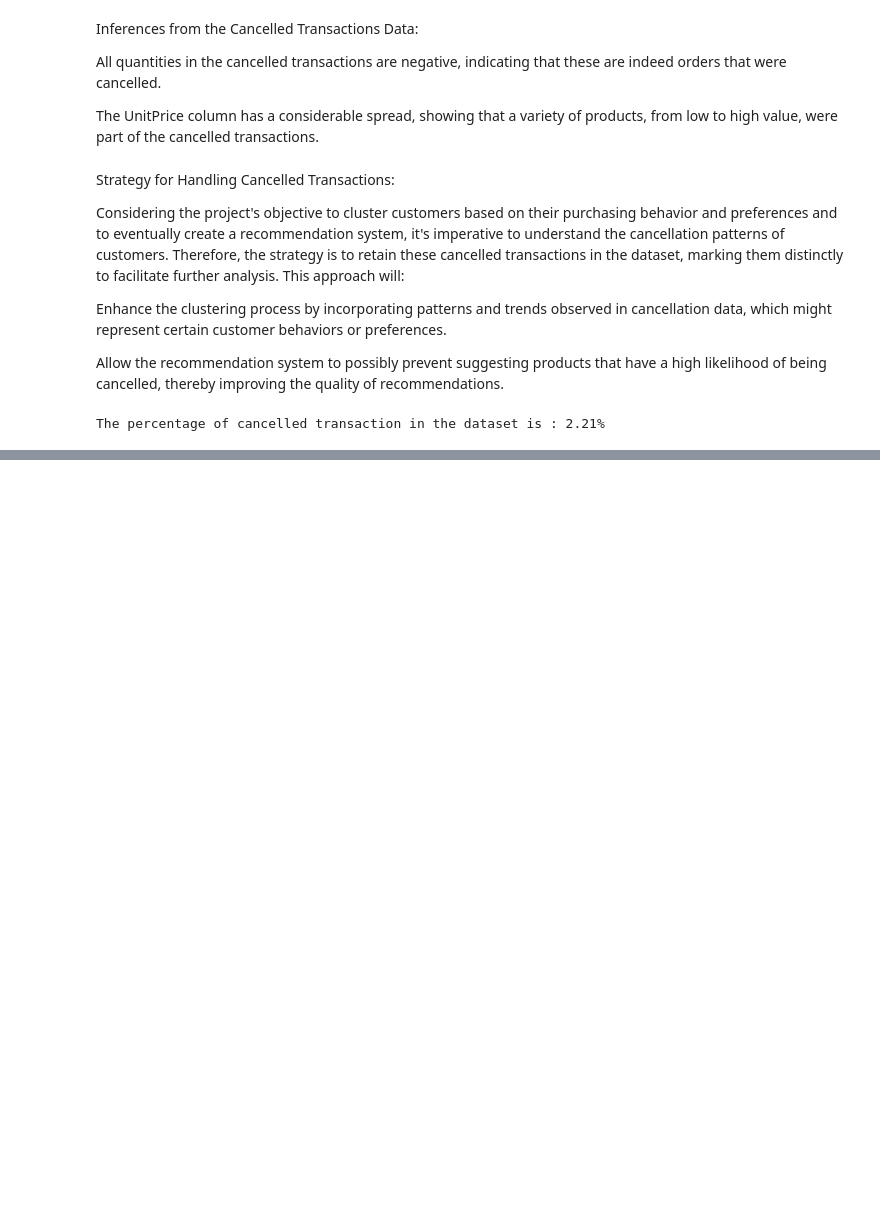
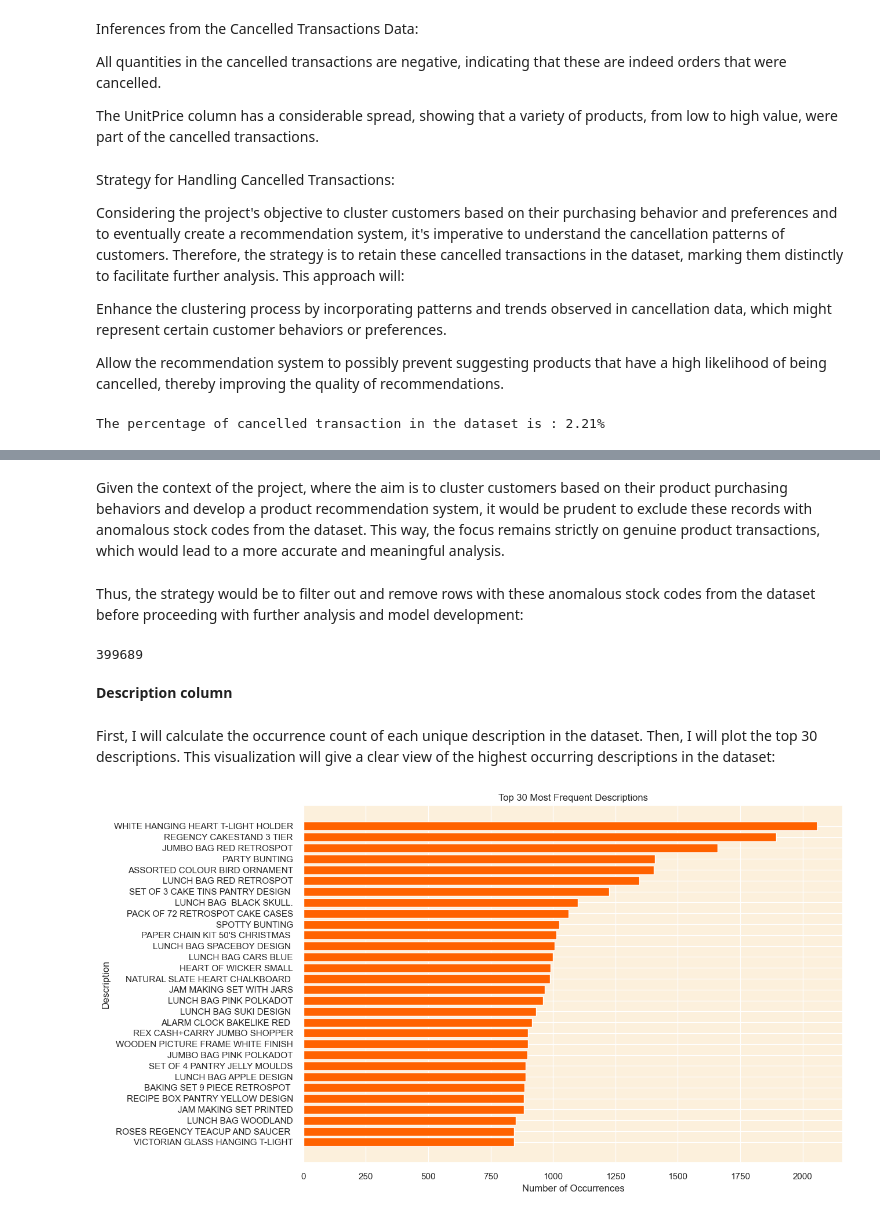
Before and after one commit to Suryasadasivam/Customer-Segmentation-, a Jupyter notebook: customer_segmentation.ipynb, the cells around one changed output, grey strips where cells are left out. Cells and saved outputs as stored; diff of their text form; code cells hidden in the pictures; blank space fills up the shorter version.

Commit message:
Customersegmentation

```diff
--- a/customer_segmentation.ipynb
+++ b/customer_segmentation.ipynb
@@ -363,0 +427,9 @@ The percentage of cancelled transaction in the dataset is : 2.21%
+# %%
+# Finding and printing the stock codes with 0 and 1 numeric characters
+
+anomalous_stock_codes=[code for code in unique_stock_codes if sum(c.isdigit() for c in str(code))in (0,1)]
+
+print("Anomalous stock codes:")
+print("_"*10)
+for code in anomalous_stock_codes:
+    print(code)
@@ -363,0 +461,39 @@ The percentage of cancelled transaction in the dataset is : 2.21%
+# %% [markdown]
+Given the context of the project, where the aim is to cluster customers based on their product purchasing behaviors and develop a product recommendation system, it would be prudent to exclude these records with anomalous stock codes from the dataset. This way, the focus remains strictly on genuine product transactions, which would lead to a more accurate and meaningful analysis.
+# %% [markdown]
+Thus, the strategy would be to filter out and remove rows with these anomalous stock codes from the dataset before proceeding with further analysis and model development:
+# %%
+# Removing rows with anomalous stock codes from the dataset
+
+df=df[~df["StockCode"].isin(anomalous_stock_codes)]
+
+df.shape[0]
+# %% [output]
+399689
+# %% [markdown]
+**Description column**
+# %% [markdown]
+First, I will calculate the occurrence count of each unique description in the dataset. Then, I will plot the top 30 descriptions. This visualization will give a clear view of the highest occurring descriptions in the dataset:
+# %%
+#calculate the occurence of each unique description and sort them
+
+description_counts =df["Description"].value_counts()
+#get the top 30 description
+
+top_30_description=description_counts[:30]
+
+#plotting
+
+plt.figure(figsize=(12,8))
+plt.barh(top_30_description.index[::-1],top_30_description.values[::-1],color="#ff6200")
+
+
+# Adding labels and title
+plt.xlabel('Number of Occurrences')
+plt.ylabel('Description')
+plt.title('Top 30 Most Frequent Descriptions')
+
+# Show the plot
+plt.show()
+# %% [output]
+[figure, added]
```
Also changed, not shown: parts of 71 cells of this notebook.
